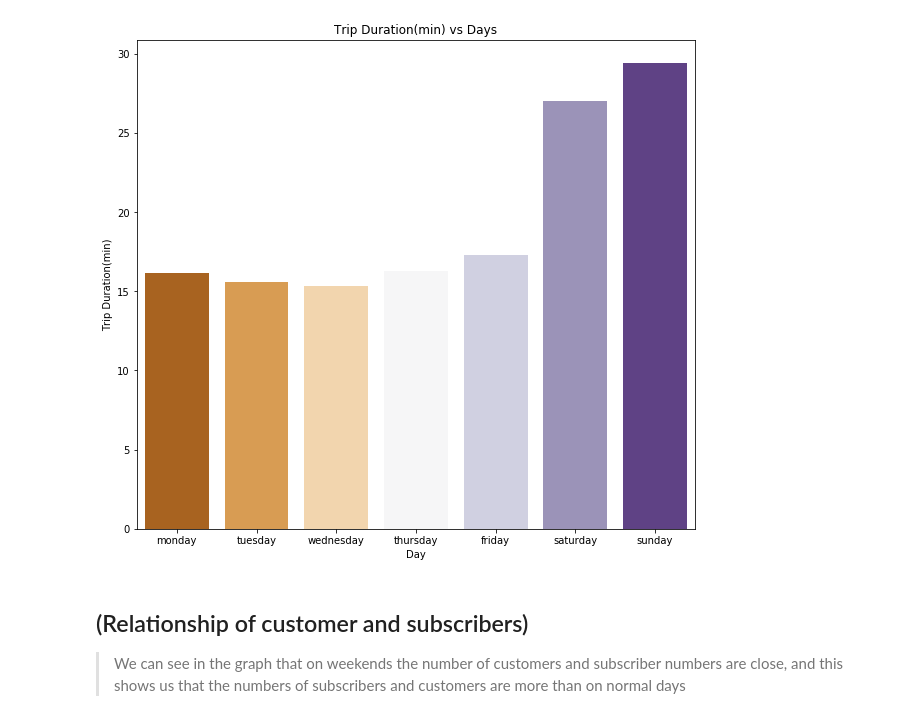
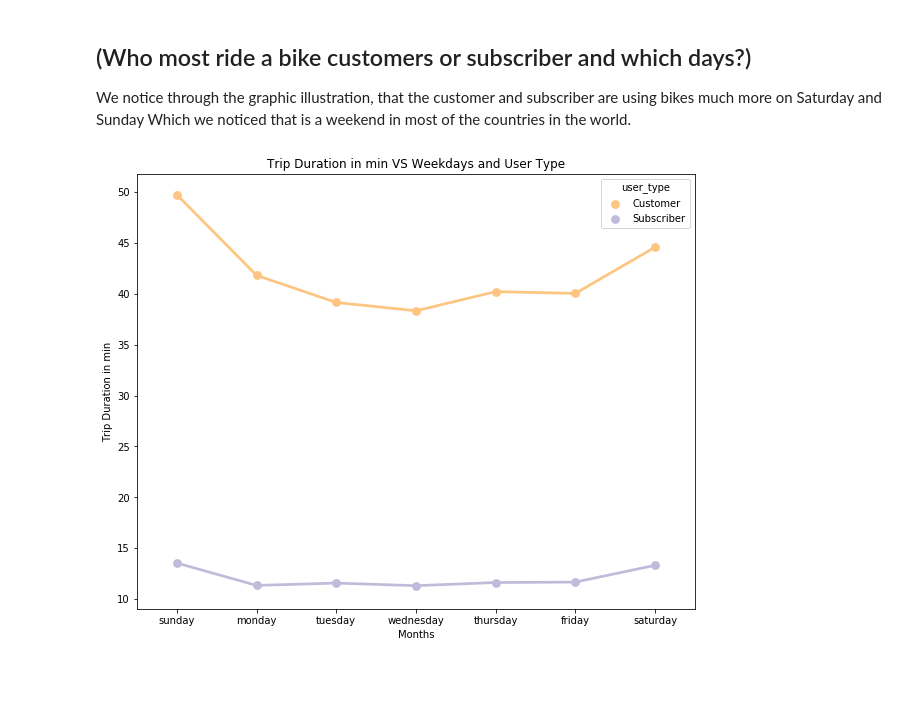
Before and after one commit to ALatif9/Communicate-Data-Findings, a Jupyter notebook: slide_deck_template.ipynb, the cells around one changed output. Cells and saved outputs as stored; diff of their text form; code cells hidden in the pictures; blank space fills up the shorter version.

```diff
--- a/slide_deck_template.ipynb
+++ b/slide_deck_template.ipynb
@@ -34,15 +34,20 @@ da.head()
 | 3 | 62172 | 2017-12-31 17:31:10.6360 | 2018-01-01 10:47:23.5310 | 60 | 8th St at Ringold St | 37.774520 | ... |
 | 4 | 43603 | 2017-12-31 14:23:14.0010 | 2018-01-01 02:29:57.5710 | 239 | Bancroft Way at Telegraph Ave | 37.868813 | ... |
 # %%
-da.drop(['start_station_id','end_station_id','start_station_latitude','start_station_longitude', 'end_station_latitude', 'end_station_longitude'], axis=1, inplace=True)
+# drop unnecessary columns in the clean DataFrame
+df_bike.drop(['start_station_id','start_station_latitude','start_station_longitude', 'end_station_id', 'end_station_latitude', 'end_station_longitude'], axis=1, inplace=True)
 # %%
-da['start_time'] = pd.to_datetime(da['start_time'])
-da['end_time'] = pd.to_datetime(da['end_time'])
-da['hourofday'] = da.start_time.dt.strftime('%H')
-da['month'] = da['start_time'].apply(lambda x: x.strftime('%B').lower())
-da['day_of_week'] = da['start_time'].apply(lambda x: x.strftime('%A').lower())
+# make useful of the start time and added the month and day of week to make it useful in analysis
+df_bike['start_time'] = pd.to_datetime(df_bike['start_time'])
+df_bike['end_time'] = pd.to_datetime(df_bike['end_time'])
+
+df_bike['hour_of_day'] = df_bike.start_time.dt.strftime('%H')
+df_bike['month'] = df_bike['start_time'].apply(lambda x: x.strftime('%B').lower())
+df_bike['day_of_week'] = df_bike['start_time'].apply(lambda x: x.strftime('%A').lower())
 # %%
-day_orginze = ['monday', 'tuesday', 'wednesday', 'thursday', 'friday', 'saturday','sunday']
-da['day_of_week'] = pd.Categorical(da['day_of_week'],categories= day_orginze,  ordered = True)
+# order the days.
+day_order = ['sunday', 'monday', 'tuesday', 'wednesday', 'thursday', 'friday', 'saturday']
+# create categorical variable.
+df_bike['day_of_week'] = pd.Categorical(df_bike['day_of_week'], categories= day_order, ordered = True)
 # %%
-da['duration_min']= da['duration_sec'] / 60
+df_bike['duration_min']= df_bike['duration_sec'] / 60
@@ -56,13 +82,13 @@ that when the notebook is rendered as http slides, those cells won't show up.
+# %% [markdown]
+## (Who most ride a bike customers or subscriber and which days?)
+
+We notice through the graphic illustration, that the customer and subscriber are using bikes much more on Saturday and Sunday Which we noticed that is a weekend in most of the countries in the world.
 # %%
-plt.figure(figsize = [10,9])
-ax1 = sb.barplot(data=da,x='day_of_week',y='duration_min', color=sb.color_palette()[0], palette="PuOr", ci=None)
-plt.xlabel('Day')
-plt.ylabel('Trip Duration(min)')
-plt.title('Trip Duration(min) vs Days');
+plt.figure(figsize = [10,8]);
+ax = sb.pointplot(data=df_bike,x='day_of_week',y='duration_min',hue='user_type' ,color=sb.color_palette()[0], palette='PuOr', ci=None);
+plt.xlabel('Months');
+plt.ylabel('Trip Duration in min');
+plt.title('Trip Duration in min VS Weekdays and User Type');
 plt.xticks(rotation = 0);
 # %% [output]
-[figure, old version]
+[figure, new version]
-# %% [markdown]
-## (Relationship of customer and subscribers)
-
- > We can see in the graph that on weekends the number of customers and subscriber numbers are close, and this shows us that the numbers of subscribers and customers are more than on normal days
```
Also changed, not shown: parts of 14 cells of this notebook, 5 other files.
